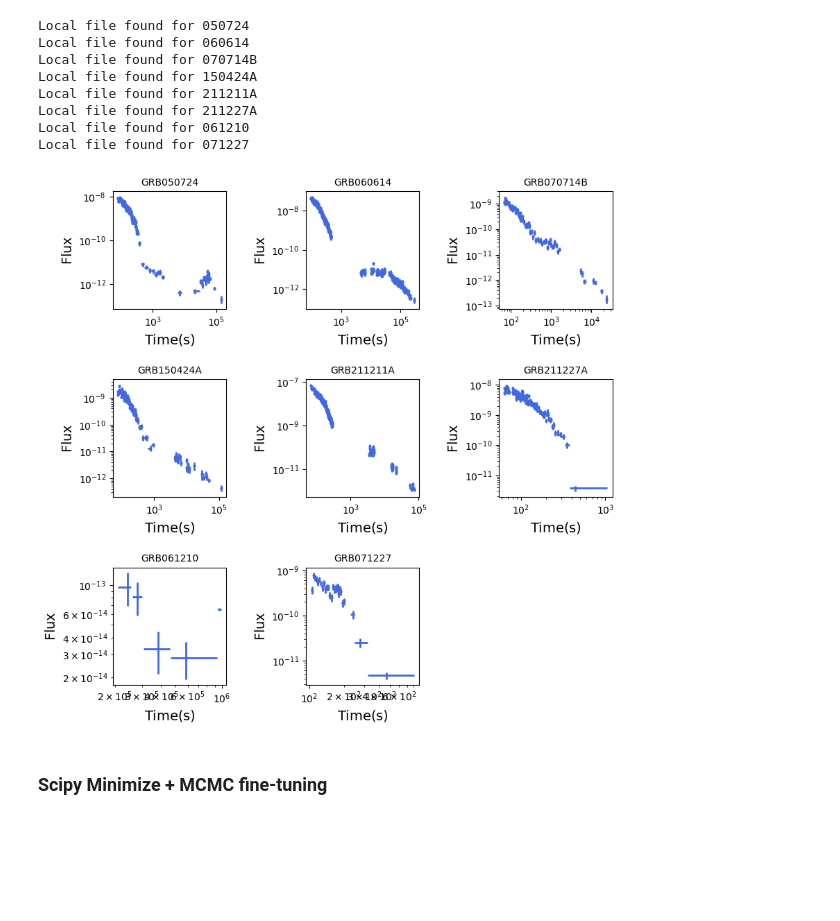
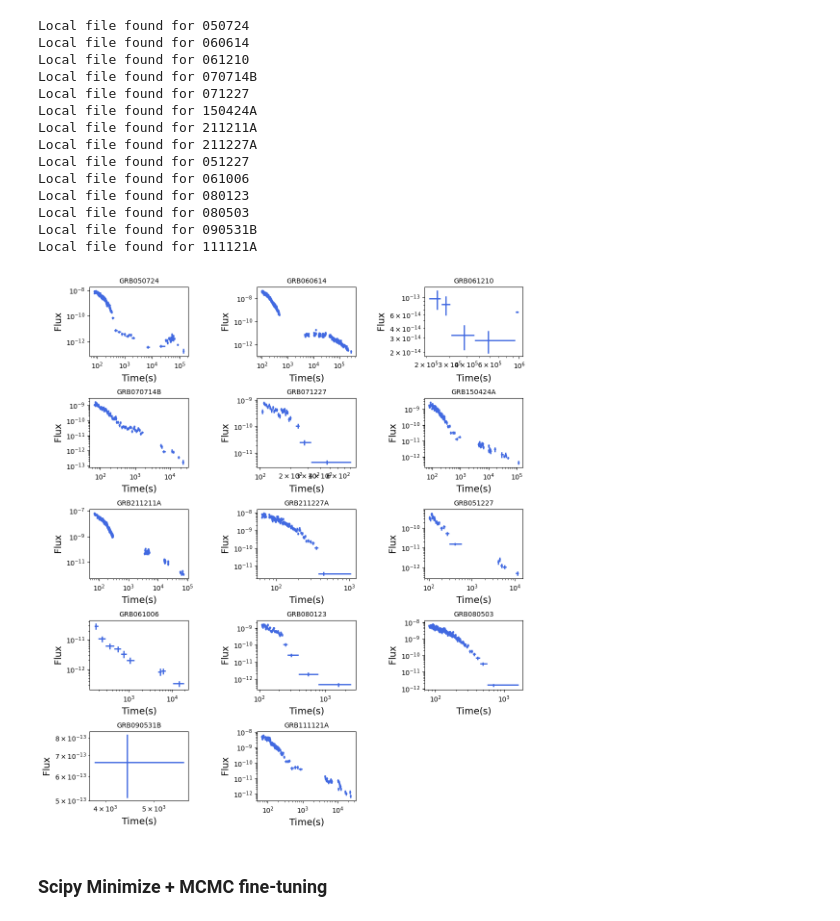
Before and after one commit to Kruthi24/fxt_code, a Jupyter notebook: analysis_notebooks/EE_sGRB/LC_swift_workbook.ipynb, the cells around one changed output. Saved outputs shown, nothing was run; the diff lists cells and outputs as text; code cells hidden in the pictures; blank space fills up the shorter version.

Commit message:
reorder/rename folders and data

```diff
--- a/analysis_notebooks/EE_sGRB/LC_swift_workbook.ipynb
+++ b/analysis_notebooks/EE_sGRB/LC_swift_workbook.ipynb
@@ -14,15 +8,23 @@ import math
 import lmfit as lm
 # %%
-GRBs=["050724","060614","070714B","150424A","211211A","211227A","061210","071227"]
+GRBs=["050724","060614", "061210", "070714B", "071227", "150424A","211211A","211227A", "051227","061006","080123","080503","090531B","111121A"]
+
 swift_scrape.get_targetIDs(save=True)
+
 for grb in GRBs:
     swift_scrape.get_xrt(grb,keep=True)
 # %% [output]
 Local file found for 050724
 Local file found for 060614
+Local file found for 061210
 Local file found for 070714B
+Local file found for 071227
 Local file found for 150424A
 Local file found for 211211A
 Local file found for 211227A
-Local file found for 061210
-Local file found for 071227
+Local file found for 051227
+Local file found for 061006
+Local file found for 080123
+Local file found for 080503
+Local file found for 090531B
+Local file found for 111121A
@@ -93,33 +31,33 @@ def lnprob(theta, x, y, yerr):
 # %%
-folder='./GRB'
-filename='/xray/flux.txt'
-GRBs=["050724","060614","070714B","150424A","211211A","211227A","061210","071227"]
+folder='./afterglow_data/'
+filename='_xray_flux.txt'
+GRBs=["050724","060614", "061210", "070714B", "071227", "150424A","211211A","211227A", "051227","061006","080123","080503","090531B","111121A"]
 
 
 ##################################################################################
-fig=plt.figure(figsize=(8.0,8.0), dpi=100)
+fig=plt.figure(figsize=(10.0,12.0), dpi=100)
 fig.patch.set_facecolor('white')
 plt.subplots_adjust(top=0.96, bottom=0.07, left=0.07, right=0.97, hspace=0.6,wspace=0.7)
 
 for i in range(len(GRBs)):
-    ax1 = fig.add_subplot(3, 3, i+1)
+    ax1 = fig.add_subplot(5, 3, i+1)
     Time,Time_high,Time_low,Flux,Flux_high,Flux_low=get_individual_curves_log(folder+GRBs[i]+filename)
     ax1.errorbar(Time,Flux,xerr=[Time_low,Time_high],yerr=[Flux_low,Flux_high],fmt='.',color='royalblue',linewidth=2.0,markersize=4.0)
     plt.gca().set_xscale("log")
     plt.gca().set_yscale("log")
     #ax1.set_xlim(1e1,1e5)
     #ax1.set_ylim(1e-14,1e-9)
     ax1.set_xlabel('$\mathrm{Time(s)}$',fontsize=14.)
     ax1.set_ylabel('$\mathrm{Flux}$',fontsize=14.)
     ax1.set_title("GRB"+GRBs[i],fontsize=10)
 
 #xticks = ticker.LogLocator(numticks=4)
 #ax1.xaxis.set_minor_locator(xticks)
 #ax1.tick_params(axis='x', which='minor', labelsize=7.0)
 
 plt.show()
 # %% [output]
-[figure, old version]
+[figure, new version]
 # %% [markdown]
 ### Scipy Minimize + MCMC fine-tuning
 # %%
```
Also changed, not shown: parts of 2 cells of this notebook, 22 other files.
